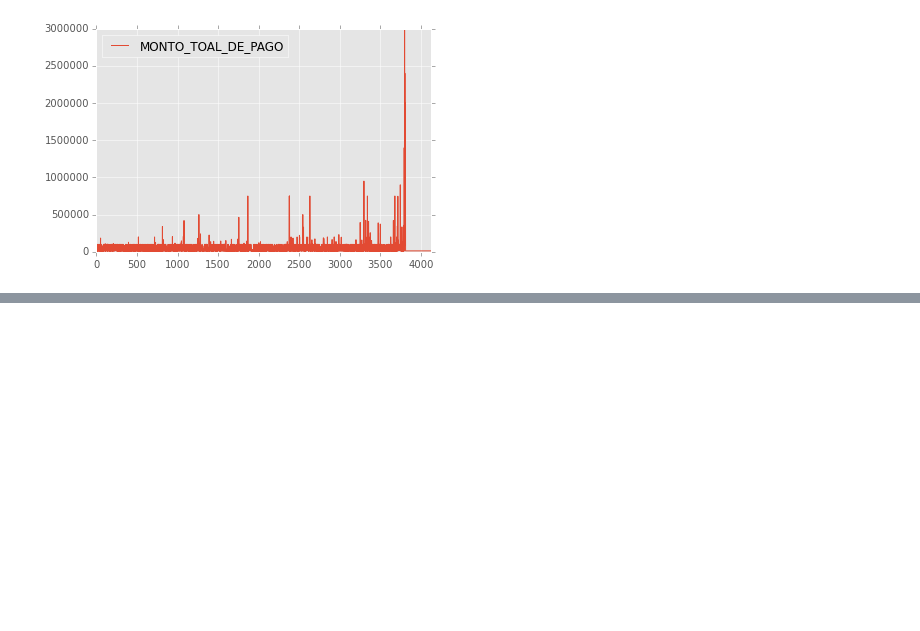
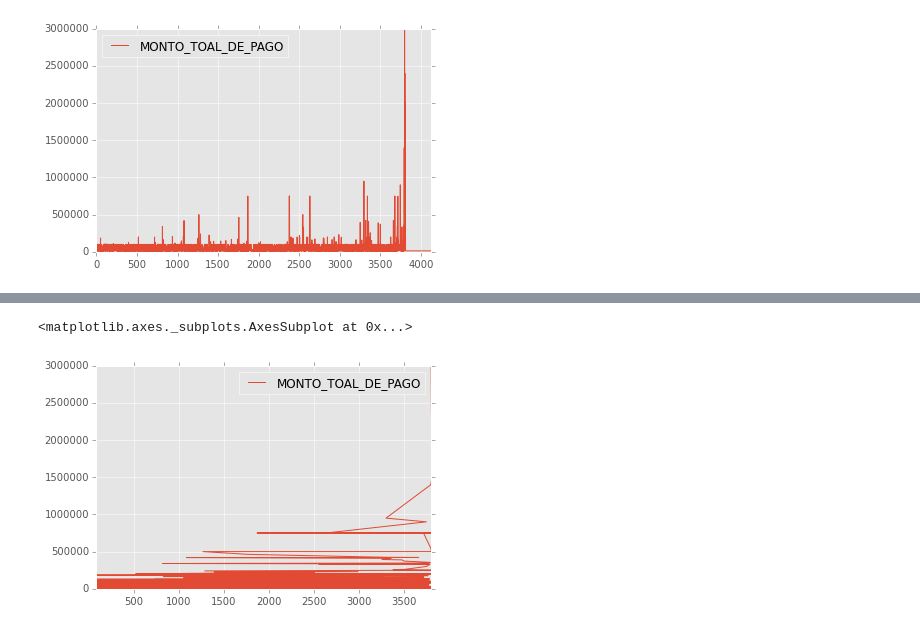
Before and after one commit to abcsds/DataExpedition, a Jupyter notebook: Concurrencia.ipynb, the cells around one changed output, grey strips where cells are left out. Drawn from its saved outputs; the diff is of its cells as text; code cells hidden in the pictures; blank space fills up the shorter version.

```diff
--- a/Concurrencia.ipynb
+++ b/Concurrencia.ipynb
@@ -108,0 +88,6 @@ df[(df["A_PATERNO"] == ".")]
+# %%
+df = df.sort(['MONTO_TOAL_DE_PAGO'], ascending=[1])
+df.plot()
+# %% [output]
+<matplotlib.axes._subplots.AxesSubplot at 0x...>
+[figure, added]
```
Also changed, not shown: parts of 6 cells of this notebook, 1 other file.
